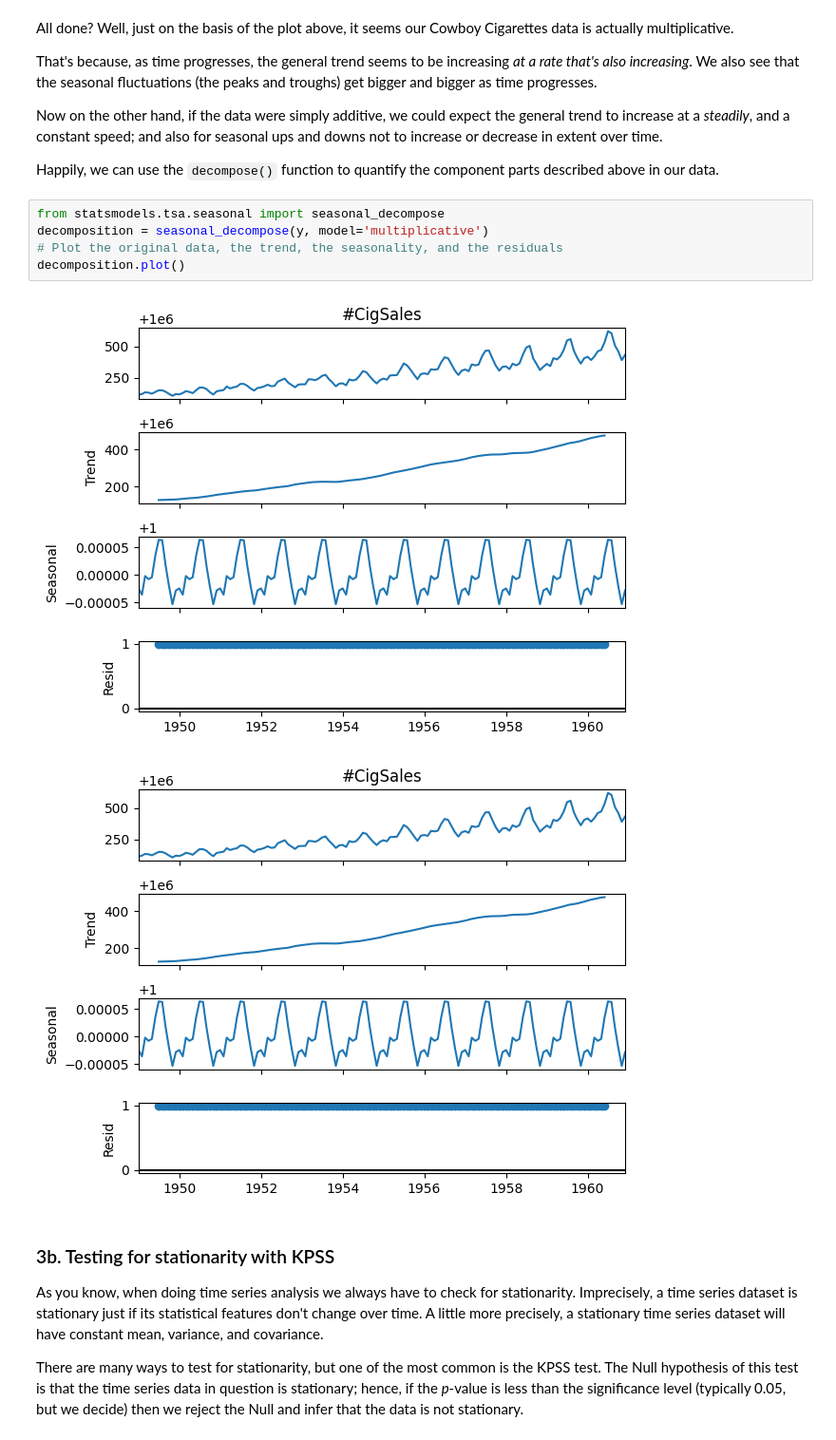
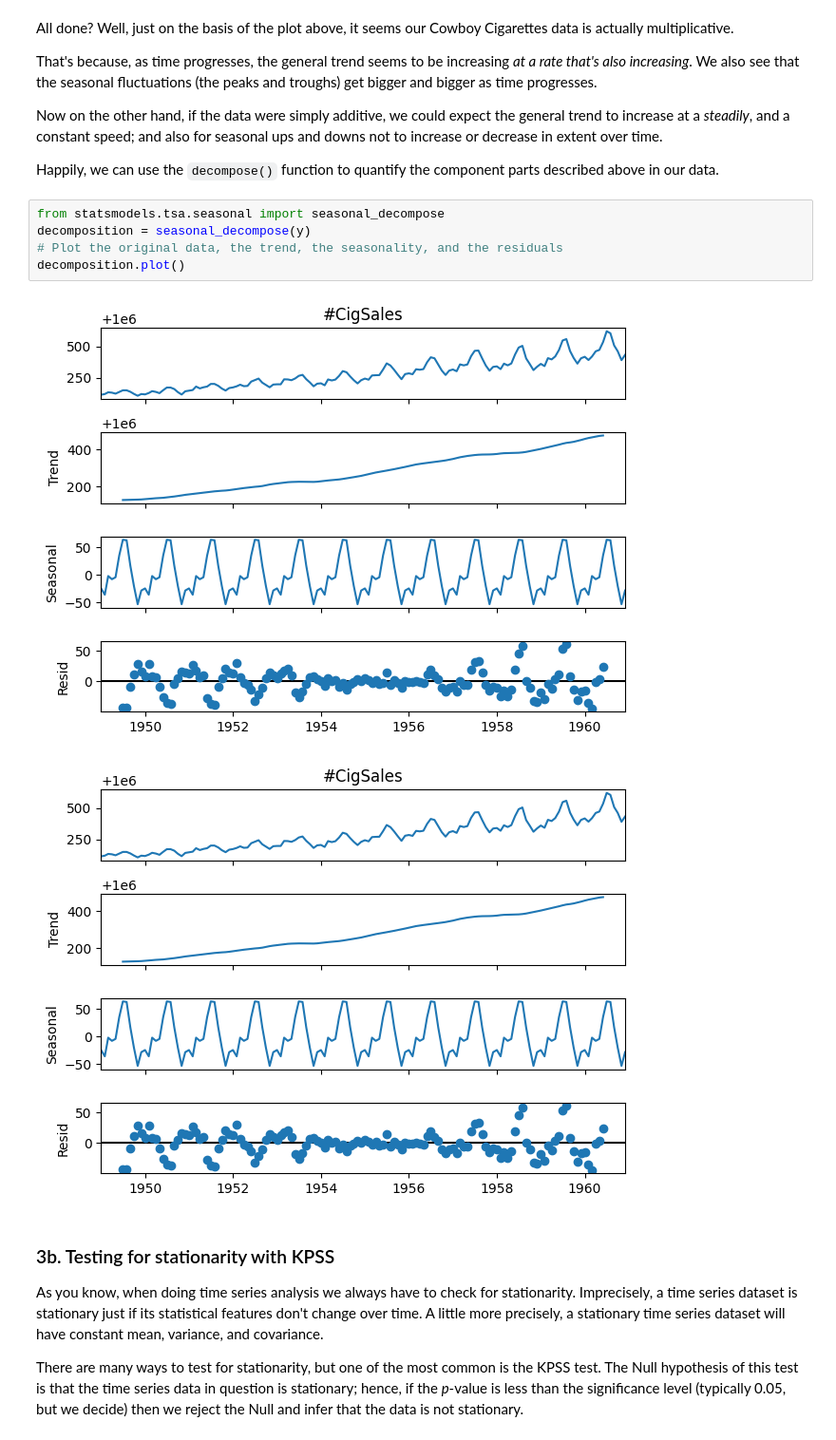
Before and after one commit to lovehideto/Springboard-files, a Jupyter notebook: Cowboy Cigarettes Case Study/Cowboy Cigarettes Case Study - Tier 3.ipynb, the cells around one changed output. Shown at 95% size. Cells and saved outputs as stored; diff of their text form.

```diff
--- a/Cowboy Cigarettes Case Study/Cowboy Cigarettes Case Study - Tier 3.ipynb
+++ b/Cowboy Cigarettes Case Study/Cowboy Cigarettes Case Study - Tier 3.ipynb
@@ -220,12 +220,12 @@ Now on the other hand, if the data were simply additive, we could expect the gen
 Happily, we can use the `decompose()` function to quantify the component parts described above in our data.
 # %%
 from statsmodels.tsa.seasonal import seasonal_decompose
-decomposition = seasonal_decompose(y, model='multiplicative')
+decomposition = seasonal_decompose(y)
 # Plot the original data, the trend, the seasonality, and the residuals
 decomposition.plot()
 # %% [output]
-[figure, old version]
+[figure, new version]
-[figure, old version]
+[figure, new version]
 # %% [markdown]
 ### 3b. Testing for stationarity with KPSS
 As you know, when doing time series analysis we always have to check for stationarity. Imprecisely, a time series dataset is stationary just if its statistical features don't change over time. A little more precisely, a stationary time series dataset will have constant mean, variance, and covariance.
```
